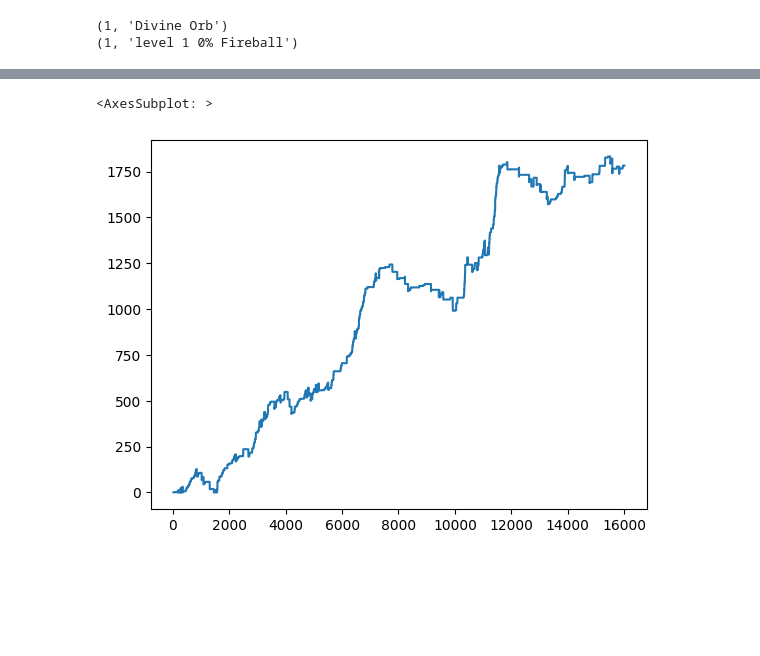
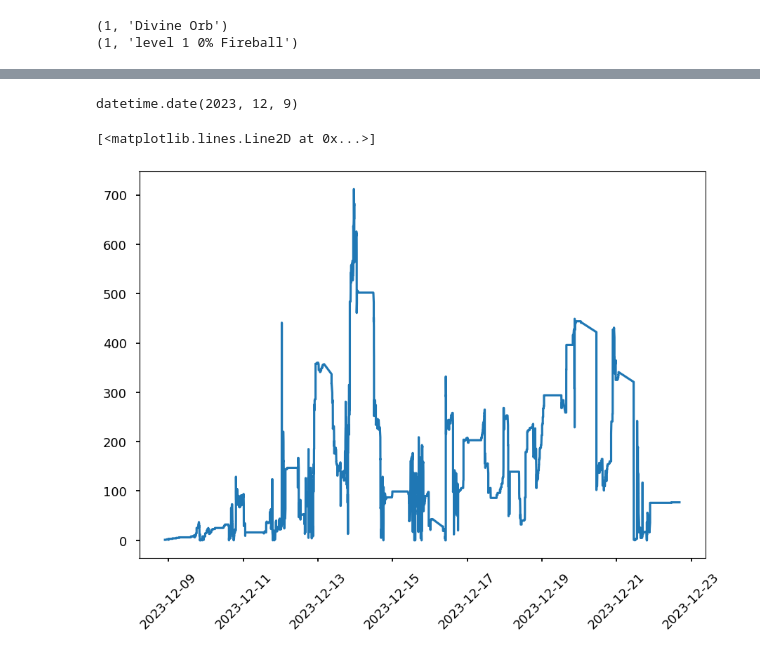
Before and after one commit to LucaTeodorescu/pathofexile-accounting, a Jupyter notebook: exploration.ipynb, the cells around one changed output, grey strips where cells are left out. Drawn from its saved outputs; the diff is of its cells as text; code cells hidden in the pictures; blank space fills up the shorter version.

Commit message:
test: plot accross dates

```diff
--- a/exploration.ipynb
+++ b/exploration.ipynb
@@ -158,5 +117,0 @@ df_Stash["Chaos Orb"].plot()
-# %%
-df_Stash["Scroll of Wisdom"].plot()
-# %% [output]
-<AxesSubplot: >
-[figure, removed]
@@ -162,0 +120,14 @@ df_Stash["Scroll of Wisdom"].plot()
+# %%
+df_Stash["Datetime"] = pd.to_datetime(df_Stash["Datetime"], format="%d/%m/%Y %H:%M:%S")
+# %%
+df_Stash["Datetime"][1000]
+# %% [output]
+datetime.date(2023, 12, 9)
+# %%
+dates = mdates.date2num(df_Stash["Datetime"])
+plt.style.use('seaborn-talk')
+plt.xticks(rotation=45)
+plt.plot_date(dates, df_Stash["Chaos Orb"], linestyle='solid', marker='None')
+# %% [output]
+[<matplotlib.lines.Line2D at 0x...>]
+[figure, added]
```
Also changed, not shown: parts of 12 cells of this notebook.
